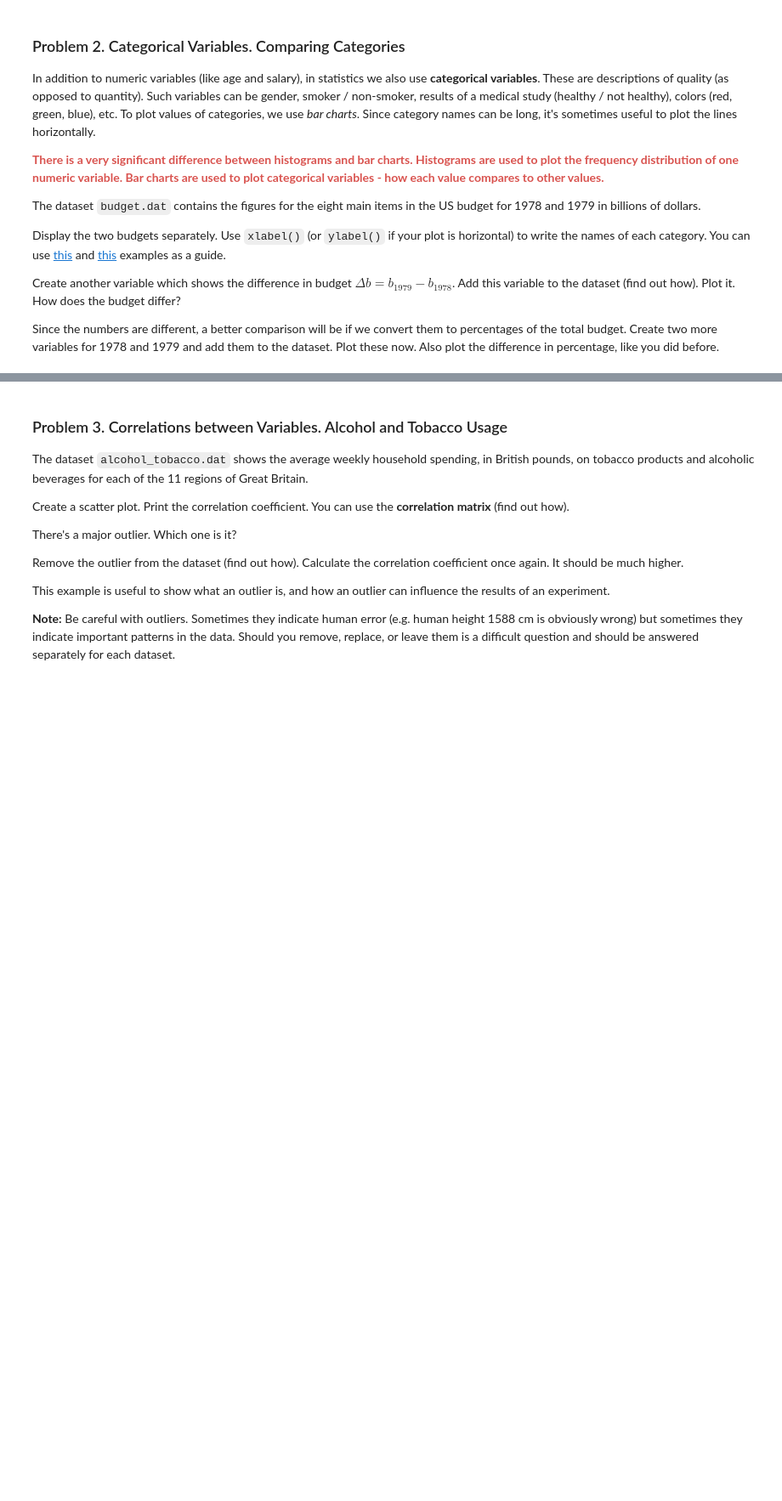
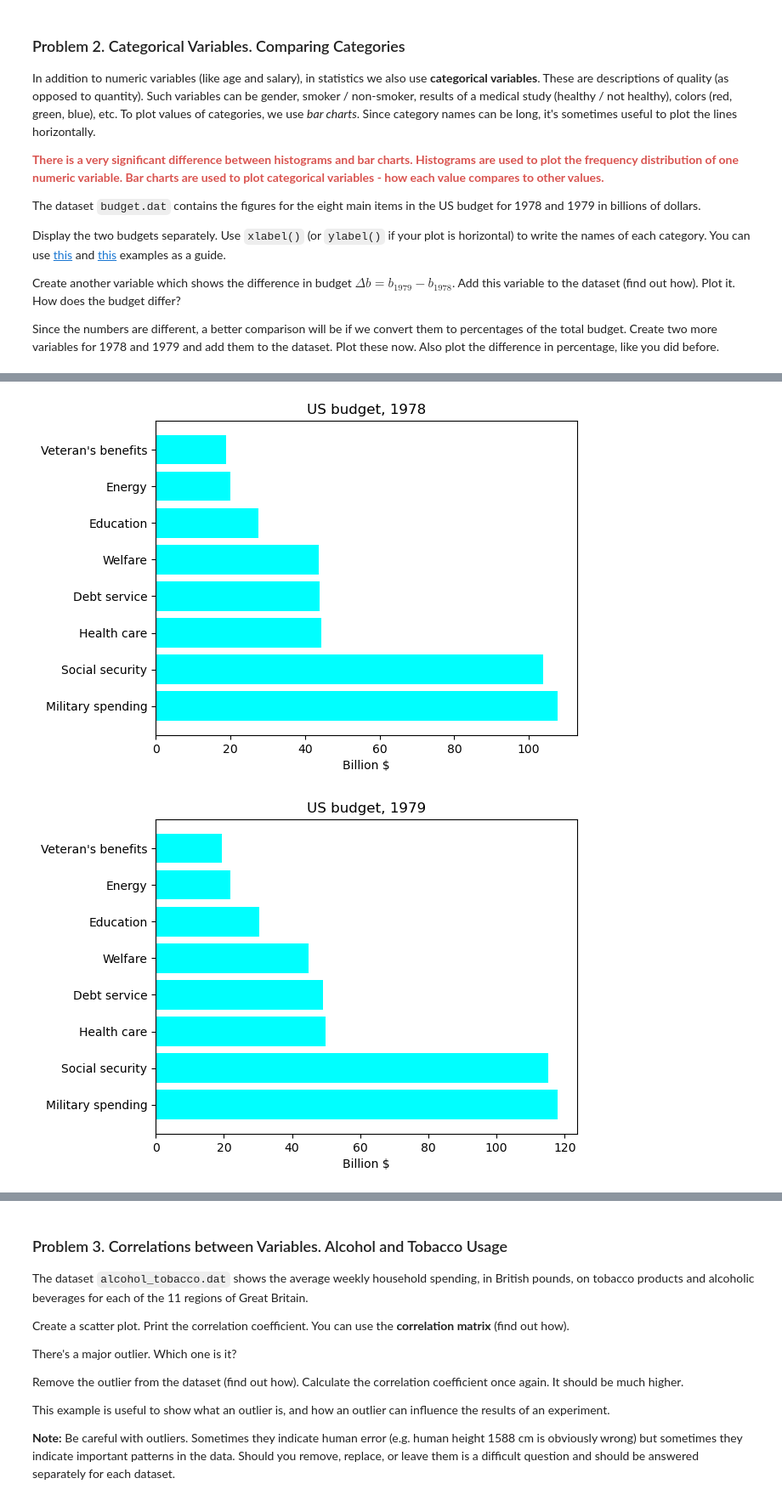
Before and after one commit to mstoychev/Math-Concepts-for-Developers, a Jupyter notebook: 6. Statistics/2. Exercises/Statistics Exercise.ipynb, the cells around one changed output, grey strips where cells are left out. Shown at 85% size. Cells and saved outputs as stored; diff of their text form; code cells hidden in the pictures; blank space fills up the shorter version.

```diff
--- a/6. Statistics/2. Exercises/Statistics Exercise.ipynb
+++ b/6. Statistics/2. Exercises/Statistics Exercise.ipynb
@@ -154,5 +154,6 @@ Create another variable which shows the difference in budget $\Delta b = b_{1979
 
 Since the numbers are different, a better comparison will be if we convert them to percentages of the total budget. Create two more variables for 1978 and 1979 and add them to the dataset. Plot these now. Also plot the difference in percentage, like you did before.
 # %%
-budget = pd.read_table("data\budget.dat")
+budget = pd.read_table("budget.dat")
+budget
 # %% [output]
@@ -159,0 +169,40 @@ OSError: [Errno 22] Invalid argument: 'data\x08udget.dat'
+# %%
+def plot_barh(budget_category, budget, title, label):
+    plt.barh(budget_category, budget, color = "cyan")
+    plt.title(title)
+    plt.xlabel(label)
+    plt.show()
+
+
+def compare_bar(category, budget_1978, budget_1979, title):
+    plt.barh(category, budget_1979, color="red", alpha=0.7, label="1979")
+    plt.barh(category, budget_1978, color="blue", alpha=0.7, label="1978")
+    plt.title(title)
+    plt.xlabel("Billion $")
+    plt.legend(bbox_to_anchor=(1.02, 1), loc='upper left', borderaxespad=0)
+    plt.show()
+# %%
+#create variables
+category = budget["Category"]
+budget_1978, budget_1979 = budget["1978"], budget["1979"]
+delta_b = budget_1979 - budget_1978
+percentage_1978 = budget_1978 / sum(budget_1978) * 100
+percentage_1979 = budget_1979 / sum(budget_1979) * 100
+
+#add delta_b and percentages to the data frame
+budget["delta_b"] = delta_b
+budget["% bugdet 1978"] = percentage_1978
+budget["% budget 1979"] = percentage_1979
+# %%
+#call the function
+plot_barh(category, budget_1978, "US budget, 1978", "Billion $")
+plot_barh(category, budget_1979, "US budget, 1979", "Billion $")
+
+plot_barh(category, percentage_1978, "US budget in %, 1978", "%")
+plot_barh(category, percentage_1979, "US budget in %, 1978", "%")
+
+compare_bar(category, budget_1978, budget_1979, "US budget comparison - 1978 - 1979")
+plot_barh(category, delta_b, "Incrementation budget 1978-1979", "Billion $")
+# %% [output]
+[figure, added]
+[figure, added]
```
Also changed, not shown: parts of 6 cells of this notebook.
